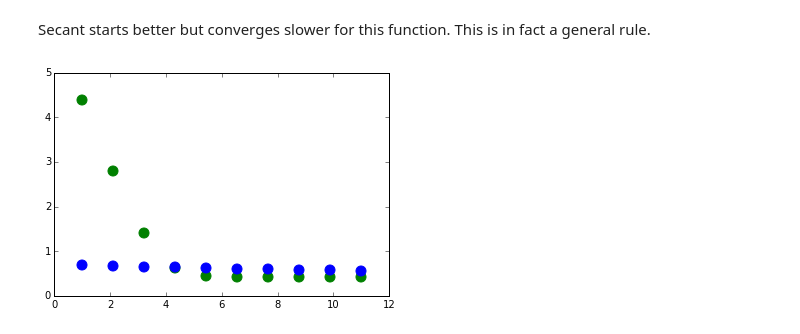
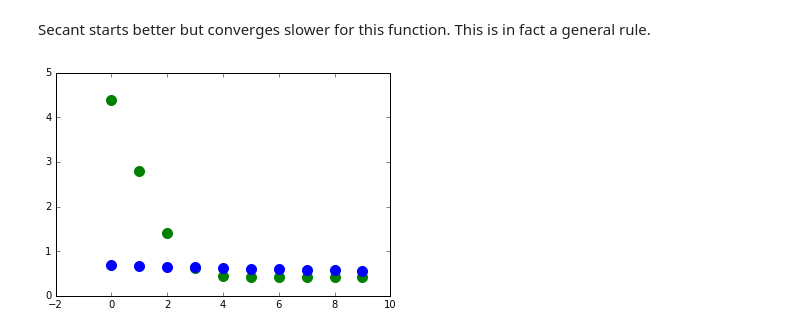
Before and after one commit to alchemyst/CSS-420-Workbooks, a Jupyter notebook: Lecture 4 1D Unconstrained optimisation.ipynb, the cells around one changed output. Drawn from its saved outputs; the diff is of its cells as text; code cells hidden in the pictures.

```diff
--- a/Lecture 4 1D Unconstrained optimisation.ipynb
+++ b/Lecture 4 1D Unconstrained optimisation.ipynb
@@ -86,7 +65,7 @@ plt.show()
 Newton's Method
 ------------
 # %%
-x = var('x')
+x = sympy.Symbol('x')
 f = x**4 - x + 1
 fd = f.diff(x)
 fdd = f.diff(x, 2)
@@ -225,12 +177,10 @@ for i in range(N):
     xroot = (xq - fxq * (xq - xp) / (fxq - fxp))
     xs.append(xroot)
     froot = fd.subs(x,xroot)
-    if sign(fxp) == sign(froot):
+    if sympy.sign(fxp) == sympy.sign(froot):
         xp = xroot
     else:
         xq = xroot
 
-Sfs = [f.subs(x,xi) for xi in xs]
+Sfs = [f.subs(x, xi) for xi in xs]
 xsS = xs
-for c1,c2 in zip(xsS, Sfs):
-    print "%-12.9s %0.9s" % (c1,c2)
@@ -329,13 +219,13 @@ display(se)
 # %% [markdown]
 Secant starts better but converges slower for this function. This is in fact a general rule.
 # %%
-iterval = np.linspace(1.0, 11.0, 10)
+itervals = np.arange(len(Nfs))
 Nfsarr = np.asarray(Nfs)
-Nfslog = [log(y+1) for y in Nfsarr]
+Nfslog = [sympy.log(y+1) for y in Nfsarr]
 Sfsarr = np.asarray(Sfs)
-Sfslog = [log(y+1) for y in Sfsarr]
-plt.scatter(iterval, Nfslog, s=100, color='g')
-plt.scatter(iterval, Sfslog, s=100, color='b')
+Sfslog = [sympy.log(y+1) for y in Sfsarr]
+plt.scatter(itervals, Nfslog, s=100, color='g')
+plt.scatter(itervals, Sfslog, s=100, color='b')
 plt.show()
 # %% [output]
-[figure, old version]
+[figure, new version]
```
Also changed, not shown: parts of 42 cells of this notebook.
